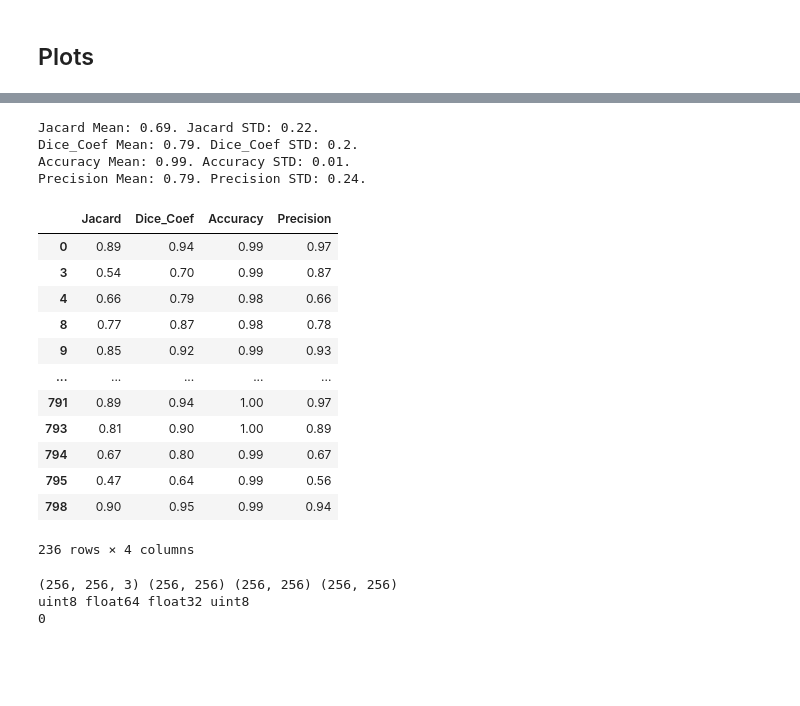
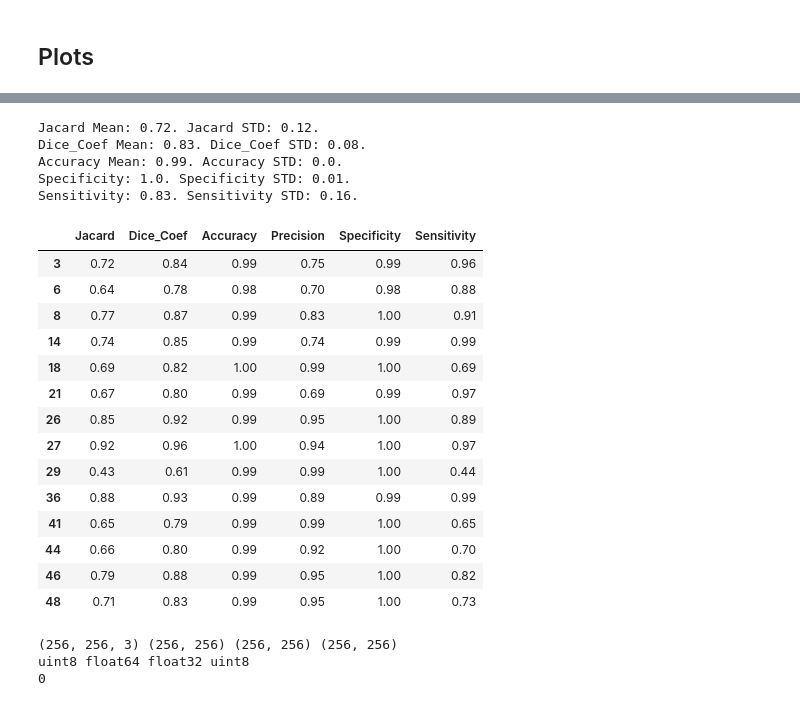
Before and after one commit to iasonasxrist/Brain-MRI-Segmentation-Deep-Learning, a Jupyter notebook: metaanalysis.ipynb, the cells around one changed output, grey strips where cells are left out. Saved outputs shown, nothing was run; the diff lists cells and outputs as text; code cells hidden in the pictures; blank space fills up the shorter version.

```diff
--- a/metaanalysis.ipynb
+++ b/metaanalysis.ipynb
@@ -69,7 +70,7 @@ def conv2d_block(input_tensor, n_filters, kernel_size = 3, batchnorm = True):
 
     return x
 # %%
-def UNET(input_img, n_filters = 16, dropout = 0.1, batchnorm = True):
+def UNET(input_img, n_filters = 32, dropout = 0.1, batchnorm = True):
     """Function to define the UNET Model"""
     # Contracting Path
     c1 = conv2d_block(input_img, n_filters * 1, kernel_size = 3, batchnorm = batchnorm)
@@ -130,5 +142,6 @@ len(imagePath_df['directory'])
 # %%
 import keras
 from keras.models import load_model
-model.load_weights('../input/modelbrainmri/MODEL/model-brain-mri.h5')
+from sklearn.metrics import confusion_matrix
+model.load_weights('../input/modelbrainmriv8/model-brain-mri-v8.h5')
 # %%
@@ -177,3 +168,15 @@ def get_confusion_matrix_intersection_mats(mask, bpred):
+# %%
+from sklearn.metrics import accuracy_score
+
+def confusion_matrs(mask,bpred):
+
+    mask = mask.flatten()
+    bpred = bpred.flatten()
+
+    a = confusion_matrix(mask, bpred)
+
+    return a
+# return accu,a
 # %% [markdown]
 ## Plots
 # %%
@@ -287,35 +404,43 @@ Deprecated in NumPy 1.20; for more details and guidance: https://numpy.org/devdo
 # %%
-df = pd.DataFrame({'Jacard':Iou, 'Dice_Coef':Dice, 'Accuracy':accuracy, 'Precision':precision})
+df = pd.DataFrame({'Jacard':Iou, 'Dice_Coef':Dice, 'Accuracy':accuracy,'Precision':precision, 'Specificity':Spec,'Sensitivity':Sens})
+#
+# 'Dice_Coef_2':Dice2,
 df = df.dropna()
 indice = df[(df['Jacard']==0)].index
 df.drop(indice, inplace=True)
+
 print("Jacard Mean: {m}. Jacard STD: {s}.".format(m = round(df['Jacard'].mean(),2) ,s = round(df['Jacard'].std(),2)))
 print("Dice_Coef Mean: {m}. Dice_Coef STD: {s}.".format(m = round(df['Dice_Coef'].mean(),2),s = round(df['Dice_Coef'].std(),2)))
 print("Accuracy Mean: {m}. Accuracy STD: {s}.".format(m = round(df['Accuracy'].mean(),2),s = round(df['Accuracy'].std(),2)))
-print("Precision Mean: {m}. Precision STD: {s}.".format(m = round(df['Precision'].mean(),2),s = round(df['Precision'].std(),2)))
+# print("Precision Mean: {m}. Precision STD: {s}.".format(m = round(df['Precision'].mean(),2),s = round(df['Precision'].std(),2)))
+print("Specificity: {m}. Specificity STD: {s}.".format(m = round(df['Specificity'].mean(),2),s = round(df['Specificity'].std(),2)))
+print("Sensitivity: {m}. Sensitivity STD: {s}.".format(m = round(df['Sensitivity'].mean(),2),s = round(df['Sensitivity'].std(),2)))
 
 
 # sthlh (1-MASKA) / (0-OXI MASKA) +++ PLHROFORIA APO DATA.CSV +++
 # df.to_csv("metric-results_v2.csv",index=False)
 df
 # %% [output]
-Jacard Mean: 0.69. Jacard STD: 0.22.
-Dice_Coef Mean: 0.79. Dice_Coef STD: 0.2.
-Accuracy Mean: 0.99. Accuracy STD: 0.01.
-Precision Mean: 0.79. Precision STD: 0.24.
+Jacard Mean: 0.72. Jacard STD: 0.12.
+Dice_Coef Mean: 0.83. Dice_Coef STD: 0.08.
+Accuracy Mean: 0.99. Accuracy STD: 0.0.
+Specificity: 1.0. Specificity STD: 0.01.
+Sensitivity: 0.83. Sensitivity STD: 0.16.
-|  | Jacard | Dice_Coef | Accuracy | Precision |
-| 0 | 0.89 | 0.94 | 0.99 | 0.97 |
-| 3 | 0.54 | 0.70 | 0.99 | 0.87 |
-| 4 | 0.66 | 0.79 | 0.98 | 0.66 |
-| 8 | 0.77 | 0.87 | 0.98 | 0.78 |
-| 9 | 0.85 | 0.92 | 0.99 | 0.93 |
-| ... | ... | ... | ... | ... |
-| 791 | 0.89 | 0.94 | 1.00 | 0.97 |
-| 793 | 0.81 | 0.90 | 1.00 | 0.89 |
-| 794 | 0.67 | 0.80 | 0.99 | 0.67 |
-| 795 | 0.47 | 0.64 | 0.99 | 0.56 |
-| 798 | 0.90 | 0.95 | 0.99 | 0.94 |
+|  | Jacard | Dice_Coef | Accuracy | Precision | Specificity | Sensitivity |
+| 3 | 0.72 | 0.84 | 0.99 | 0.75 | 0.99 | 0.96 |
+| 6 | 0.64 | 0.78 | 0.98 | 0.70 | 0.98 | 0.88 |
+| 8 | 0.77 | 0.87 | 0.99 | 0.83 | 1.00 | 0.91 |
+| 14 | 0.74 | 0.85 | 0.99 | 0.74 | 0.99 | 0.99 |
+| 18 | 0.69 | 0.82 | 1.00 | 0.99 | 1.00 | 0.69 |
+| 21 | 0.67 | 0.80 | 0.99 | 0.69 | 0.99 | 0.97 |
+| 26 | 0.85 | 0.92 | 0.99 | 0.95 | 1.00 | 0.89 |
+| 27 | 0.92 | 0.96 | 1.00 | 0.94 | 1.00 | 0.97 |
+| 29 | 0.43 | 0.61 | 0.99 | 0.99 | 1.00 | 0.44 |
+| 36 | 0.88 | 0.93 | 0.99 | 0.89 | 0.99 | 0.99 |
+| 41 | 0.65 | 0.79 | 0.99 | 0.99 | 1.00 | 0.65 |
+| 44 | 0.66 | 0.80 | 0.99 | 0.92 | 1.00 | 0.70 |
+| 46 | 0.79 | 0.88 | 0.99 | 0.95 | 1.00 | 0.82 |
+| 48 | 0.71 | 0.83 | 0.99 | 0.95 | 1.00 | 0.73 |
-236 rows × 4 columns
 # %%
 # Investigate the low dice coef
 
```
Also changed, not shown: parts of 22 cells of this notebook.
